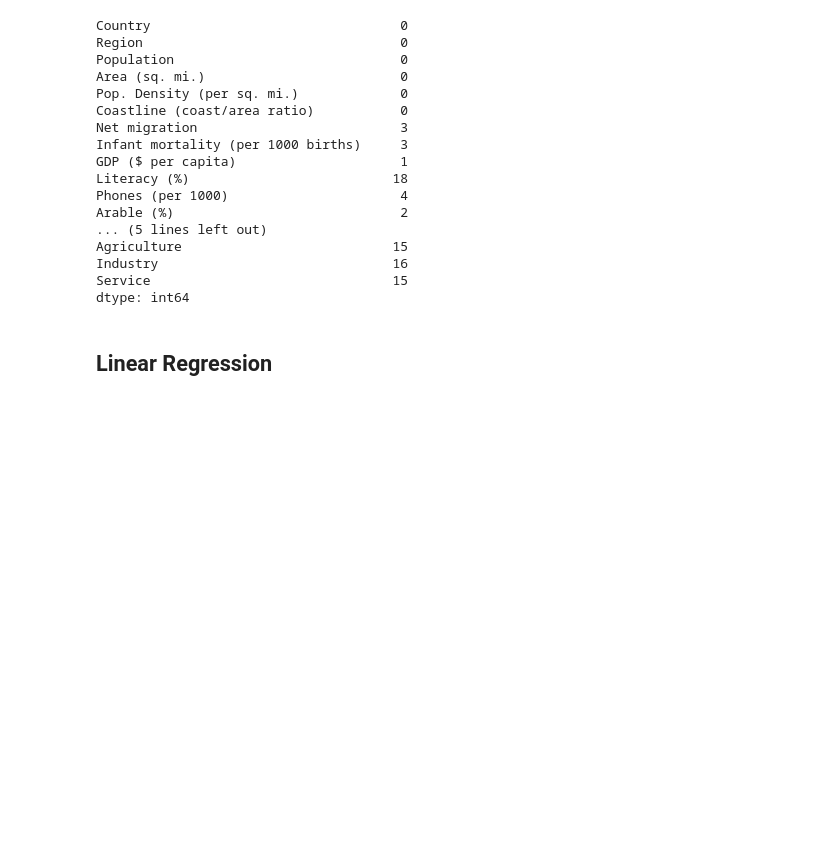
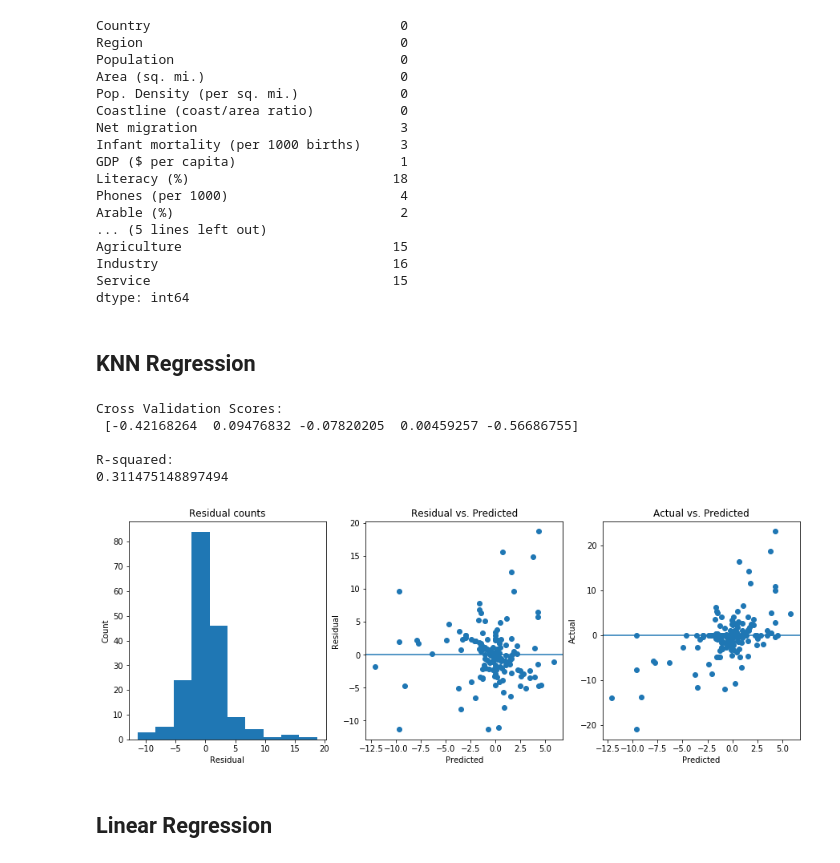
Before and after one commit to mbeckmanssf/Thinkful, a Jupyter notebook: Unit-3/Capstone-Countries.ipynb, the cells around one changed output. Drawn from its saved outputs; the diff is of its cells as text; code cells hidden in the pictures; blank space fills up the shorter version.

Commit message:
adding knn regression

```diff
--- a/Unit-3/Capstone-Countries.ipynb
+++ b/Unit-3/Capstone-Countries.ipynb
@@ -276,3 +276,5 @@ def model_residuals(model):
     plt.show()
 
     plt.show()
+# %% [markdown]
+## KNN Regression
@@ -279,3 +283,17 @@ def model_residuals(model):
+# %%
+knnr = neighbors.KNeighborsRegressor(n_neighbors=5)
+# %%
+model_results(knnr)
+# %% [output]
+Cross Validation Scores:
+ [-0.42168264  0.09476832 -0.07820205  0.00459257 -0.56686755]
+
+R-squared:
+0.311475148897494
+# %%
+model_residuals(knnr)
+# %% [output]
+[figure, added]
 # %% [markdown]
 ## Linear Regression
 # %%
```
Also changed, not shown: parts of 1 cell of this notebook.
